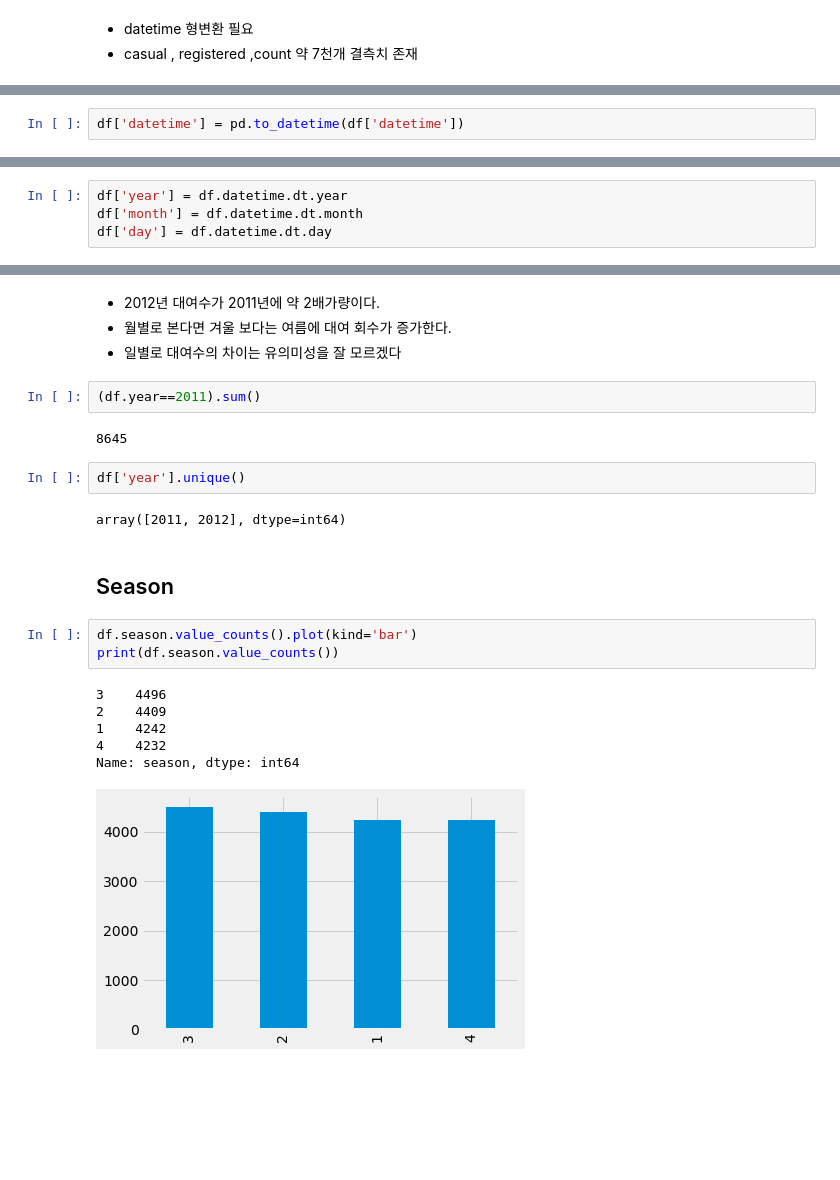
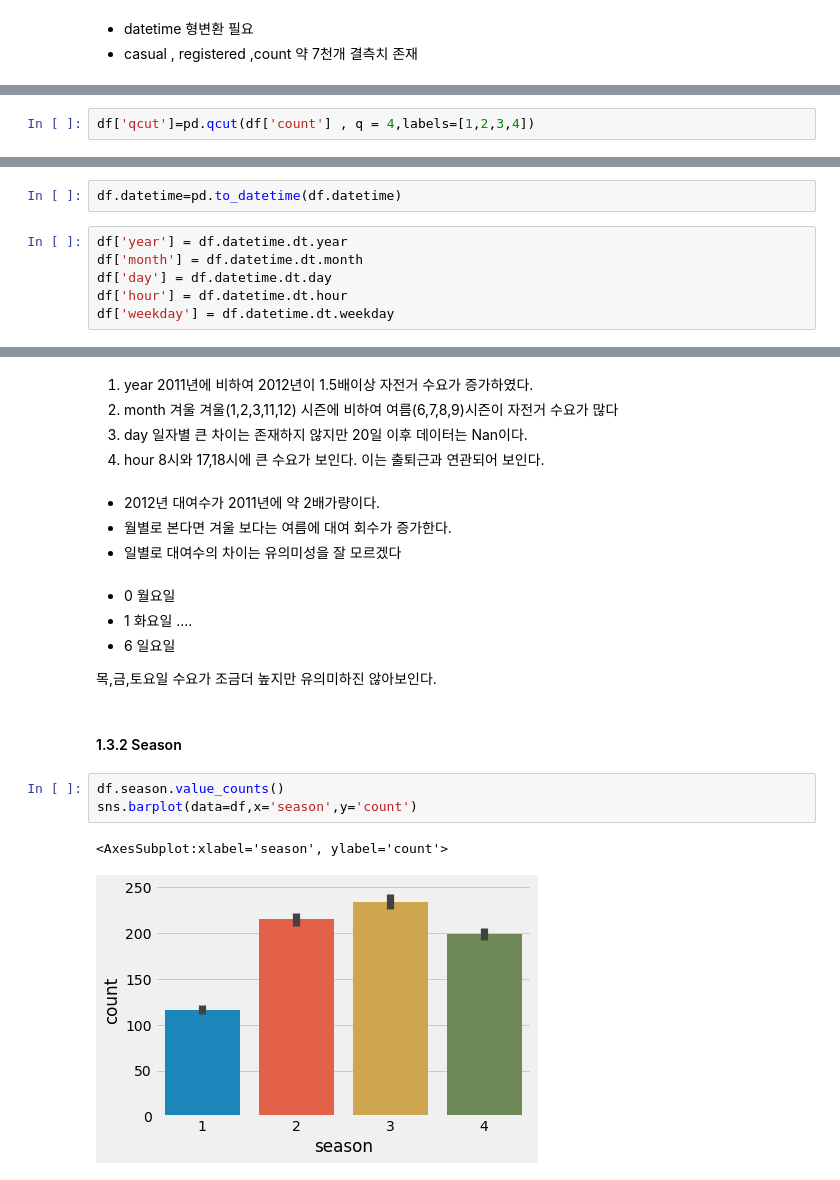
Before and after one commit to wodms1/AIFFEL_first, a Jupyter notebook: transcription_project/Bike_Sharing_Demand/My_Bike_Sharing_Demand.ipynb, the cells around one changed output, grey strips where cells are left out. Drawn from its saved outputs; the diff is of its cells as text; blank space fills up the shorter version.

```diff
--- a/transcription_project/Bike_Sharing_Demand/My_Bike_Sharing_Demand.ipynb
+++ b/transcription_project/Bike_Sharing_Demand/My_Bike_Sharing_Demand.ipynb
@@ -85,5 +108,3 @@ df.describe()
 | 50% | 3.000000 | 0.000000 | 1.000000 | 1.000000 | 20.500000 | 24.240000 | 63.000000 | 12.998000 | 17.000000 | 118.000000 | ... |
 | 75% | 3.000000 | 0.000000 | 1.000000 | 2.000000 | 27.060000 | 31.060000 | 78.000000 | 16.997900 | 49.000000 | 222.000000 | ... |
 | max | 4.000000 | 1.000000 | 1.000000 | 4.000000 | 41.000000 | 50.000000 | 100.000000 | 56.996900 | 367.000000 | 886.000000 | ... |
-# %%
-df['datetime'] = pd.to_datetime(df['datetime'])
@@ -109,0 +159,2 @@ df
+# %%
+df['qcut']=pd.qcut(df['count'] , q = 4,labels=[1,2,3,4])
@@ -110,4 +168,8 @@ df
+# %%
+df.datetime=pd.to_datetime(df.datetime)
 # %%
 df['year'] = df.datetime.dt.year
 df['month'] = df.datetime.dt.month
 df['day'] = df.datetime.dt.day
+df['hour'] = df.datetime.dt.hour
+df['weekday'] = df.datetime.dt.weekday
@@ -149,24 +207,24 @@ df[['day','count']].groupby('day').sum().plot(kind='bar')
+# %% [markdown]
+1. year  2011년에 비하여 2012년이 1.5배이상 자전거 수요가 증가하였다.
+2. month 겨울 겨울(1,2,3,11,12) 시즌에 비하여 여름(6,7,8,9)시즌이 자전거 수요가 많다
+3. day  일자별 큰 차이는 존재하지 않지만 20일 이후 데이터는 Nan이다.
+4. hour 8시와 17,18시에 큰 수요가 보인다. 이는 출퇴근과 연관되어 보인다.
 # %% [markdown]
 - 2012년 대여수가 2011년에 약 2배가량이다.
 - 월별로 본다면 겨울 보다는 여름에 대여 회수가 증가한다.
 - 일별로 대여수의 차이는 유의미성을 잘 모르겠다
-# %%
-(df.year==2011).sum()
-# %% [output]
-8645
-# %%
-df['year'].unique()
-# %% [output]
-array([2011, 2012], dtype=int64)
+# %% [markdown]
+- 0 월요일
+- 1 화요일
+....
+- 6 일요일
+
+목,금,토요일 수요가 조금더 높지만 유의미하진 않아보인다.
 # %% [markdown]
-## Season
+#### 1.3.2 Season
 # %%
-df.season.value_counts().plot(kind='bar')
-print(df.season.value_counts())
+df.season.value_counts()
+sns.barplot(data=df,x='season',y='count')
 # %% [output]
-3    4496
-2    4409
-1    4242
-4    4232
-Name: season, dtype: int64
+<AxesSubplot:xlabel='season', ylabel='count'>
-[figure, old version]
+[figure, new version]
```
Also changed, not shown: parts of 113 cells of this notebook, 13 other files.
